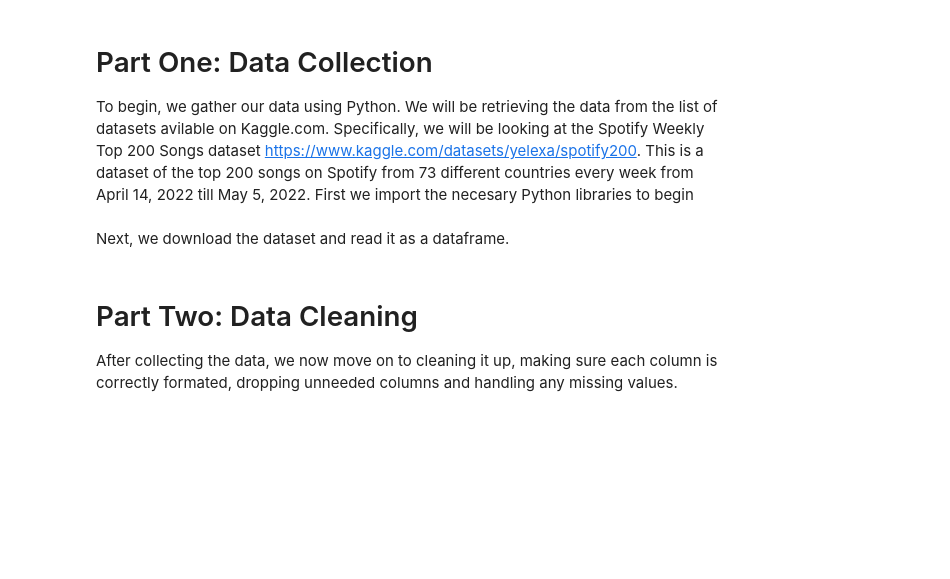
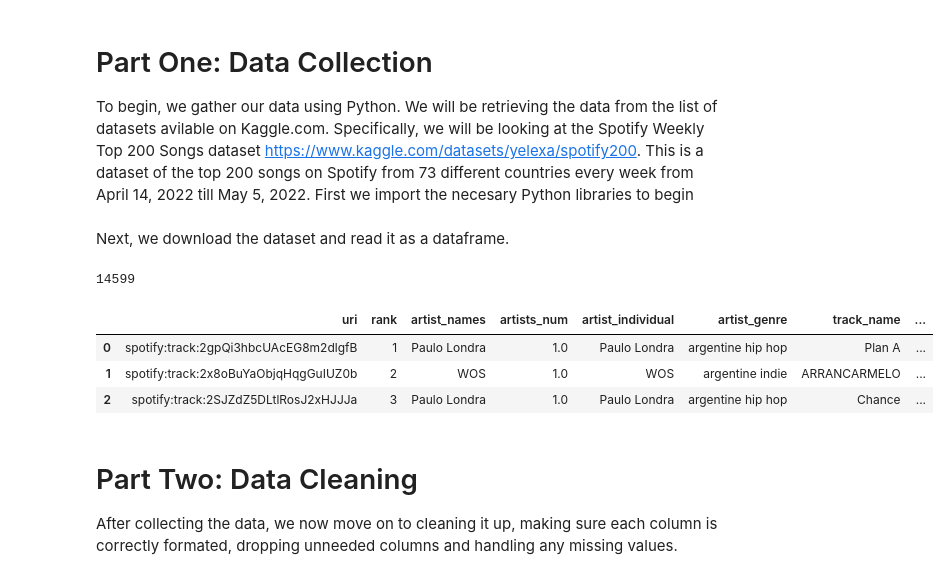
Before and after one commit to 101ines/320final, a Jupyter notebook: finalproj (1).ipynb, the cells around one changed output. Cells and saved outputs as stored; diff of their text form; code cells hidden in the pictures; blank space fills up the shorter version.

```diff
--- a/finalproj (1).ipynb
+++ b/finalproj (1).ipynb
@@ -53,6 +53,23 @@ Next, we download the dataset and read it as a dataframe.
 # %%
 # Import final.csv into a dataframe called final_df
 weekly200_df = pd.read_csv('final.csv')
+# %%
+#MATEUS TESTING MAY DELETE LATER
+#C:\Users\mateu\OneDrive\Desktop\320final\finalproj (1).ipynb
+pd.options.display.max_columns = 23
+# weekly200_df.head()
+rows = week1.shape[0]
+# cols = weekly200_df.shape[1]
+
+print(rows)
+
+week1.head(3)
+# %% [output]
+14599
+|  | uri | rank | artist_names | artists_num | artist_individual | artist_genre | track_name | ... |
+| 0 | spotify:track:2gpQi3hbcUAcEG8m2dlgfB | 1 | Paulo Londra | 1.0 | Paulo Londra | argentine hip hop | Plan A | ... |
+| 1 | spotify:track:2x8oBuYaObjqHqgGuIUZ0b | 2 | WOS | 1.0 | WOS | argentine indie | ARRANCARMELO | ... |
+| 2 | spotify:track:2SJZdZ5DLtlRosJ2xHJJJa | 3 | Paulo Londra | 1.0 | Paulo Londra | argentine hip hop | Chance | ... |
 # %% [markdown]
 # Part Two: Data Cleaning
 After collecting the data, we now move on to cleaning it up, making sure each column is correctly formated, dropping unneeded columns and handling any
```
Also changed, not shown: parts of 16 cells of this notebook.
